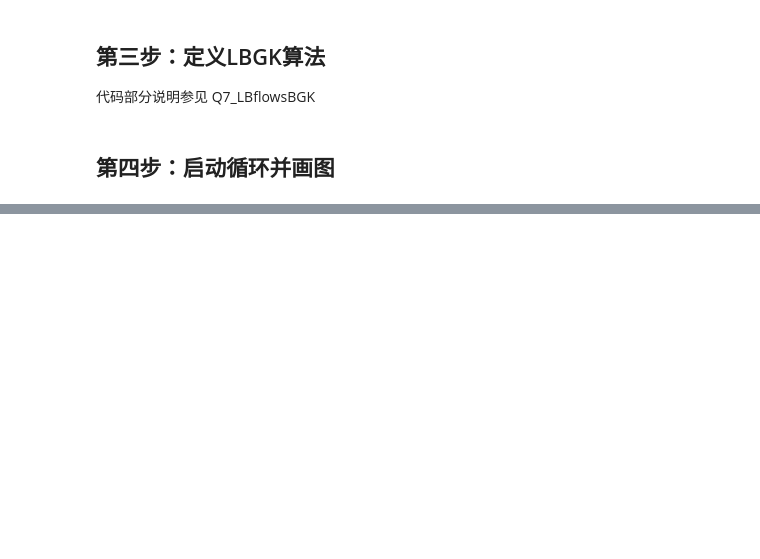
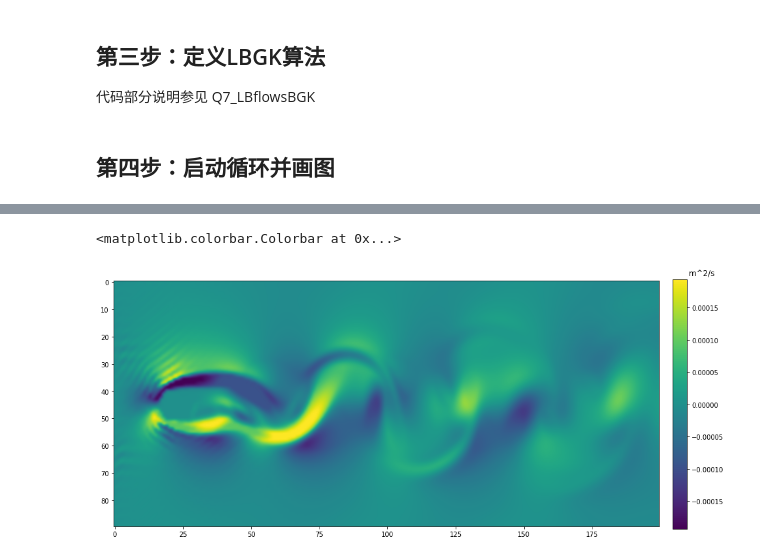
Before and after one commit to zzccchen/review_note, a Jupyter notebook: 数值模拟/Q8_KarmanVortexStreet/Q8_KarmanVortexStreet.ipynb, the cells around one changed output, grey strips where cells are left out. Drawn from its saved outputs; the diff is of its cells as text; code cells hidden in the pictures; blank space fills up the shorter version.

```diff
--- a/数值模拟/Q8_KarmanVortexStreet/Q8_KarmanVortexStreet.ipynb
+++ b/数值模拟/Q8_KarmanVortexStreet/Q8_KarmanVortexStreet.ipynb
@@ -148,0 +152,25 @@ plt.imshow(np.sqrt(u[0]**2+u[1]**2).transpose(),
+# %%
+z = np.sqrt(u[0]**2+u[1]**2).transpose()
+v1, u1 = np.gradient(z)
+v1 = v1*z
+u1 = u1*z
+# %%
+v1_cut = v1.max()/10
+u1_cut = u1.max()/10
+# %%
+v1_adj = np.where(v1 >= v1_cut)
+v1[v1_adj[0],v1_adj[1]]=v1_cut
+v1_adj = np.where(v1 <= -v1_cut)
+v1[v1_adj[0],v1_adj[1]]=-v1_cut
+u1_adj = np.where(u1 >= u1_cut)
+u1[u1_adj[0],u1_adj[1]]=u1_cut
+u1_adj = np.where(u1 <= -u1_cut)
+u1[u1_adj[0],u1_adj[1]]=-u1_cut
+# %%
+plt.figure(figsize=(15, 7))
+plt.imshow(v1+u1,interpolation='bicubic')
+cax = plt.axes([0.92, 0.12, 0.02, 0.76],title="                  m^2/s ")
+plt.colorbar(cax=cax)
+# %% [output]
+<matplotlib.colorbar.Colorbar at 0x...>
+[figure, added]
```
Also changed, not shown: parts of 3 cells of this notebook, 5 other files.
